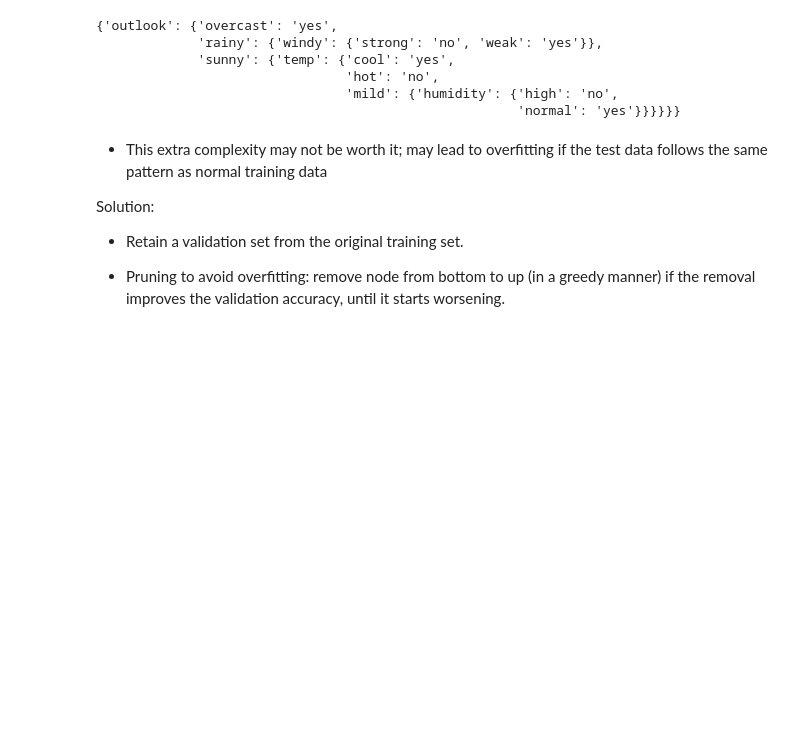
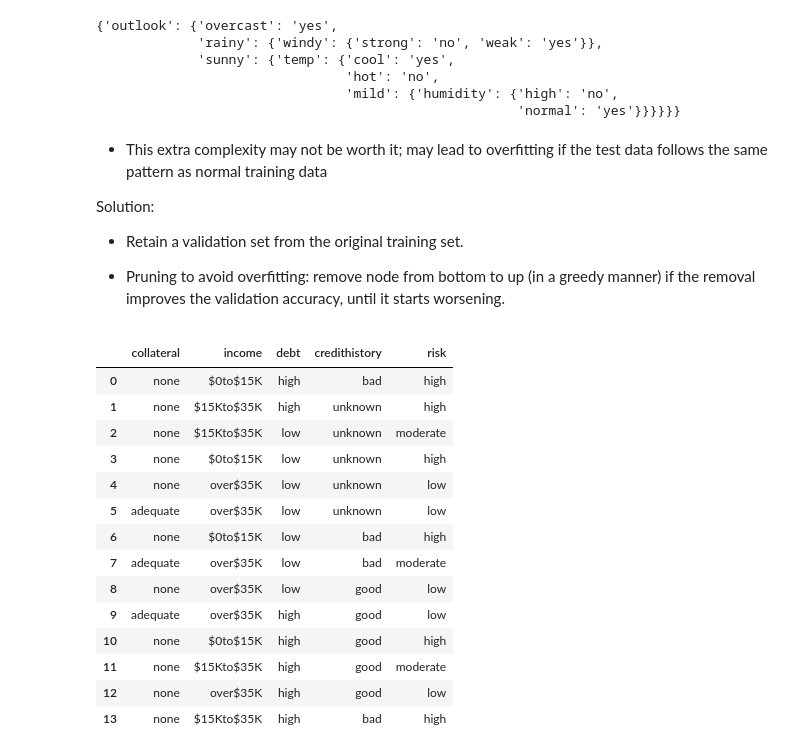
Before and after one commit to yiboxu20/MachineLearning, a Jupyter notebook: Resources/Module1/Decision_tree1.ipynb, the cells around one changed output. Cells and saved outputs as stored; diff of their text form; code cells hidden in the pictures; blank space fills up the shorter version.

```diff
--- a/Resources/Module1/Decision_tree1.ipynb
+++ b/Resources/Module1/Decision_tree1.ipynb
@@ -419,3 +421,24 @@ Solution:
 - Pruning to avoid overfitting: remove node from bottom to up
 (in a greedy manner) if the removal improves the validation
 accuracy, until it starts worsening.
+# %%
+url = "https://raw.githubusercontent.com/yiboxu20/MachineLearning/refs/heads/main/Resources/data/credithistory.csv"
+c = pd.read_csv(url)
+c= c[['collateral','income','debt','credithistory','risk']]
+c
+# %% [output]
+|  | collateral | income | debt | credithistory | risk |
+| 0 | none | $0to$15K | high | bad | high |
+| 1 | none | $15Kto$35K | high | unknown | high |
+| 2 | none | $15Kto$35K | low | unknown | moderate |
+| 3 | none | $0to$15K | low | unknown | high |
+| 4 | none | over$35K | low | unknown | low |
+| 5 | adequate | over$35K | low | unknown | low |
+| 6 | none | $0to$15K | low | bad | high |
+| 7 | adequate | over$35K | low | bad | moderate |
+| 8 | none | over$35K | low | good | low |
+| 9 | adequate | over$35K | high | good | low |
+| 10 | none | $0to$15K | high | good | high |
+| 11 | none | $15Kto$35K | high | good | moderate |
+| 12 | none | over$35K | high | good | low |
+| 13 | none | $15Kto$35K | high | bad | high |
```
Also changed, not shown: parts of 9 cells of this notebook, 1 other file.
